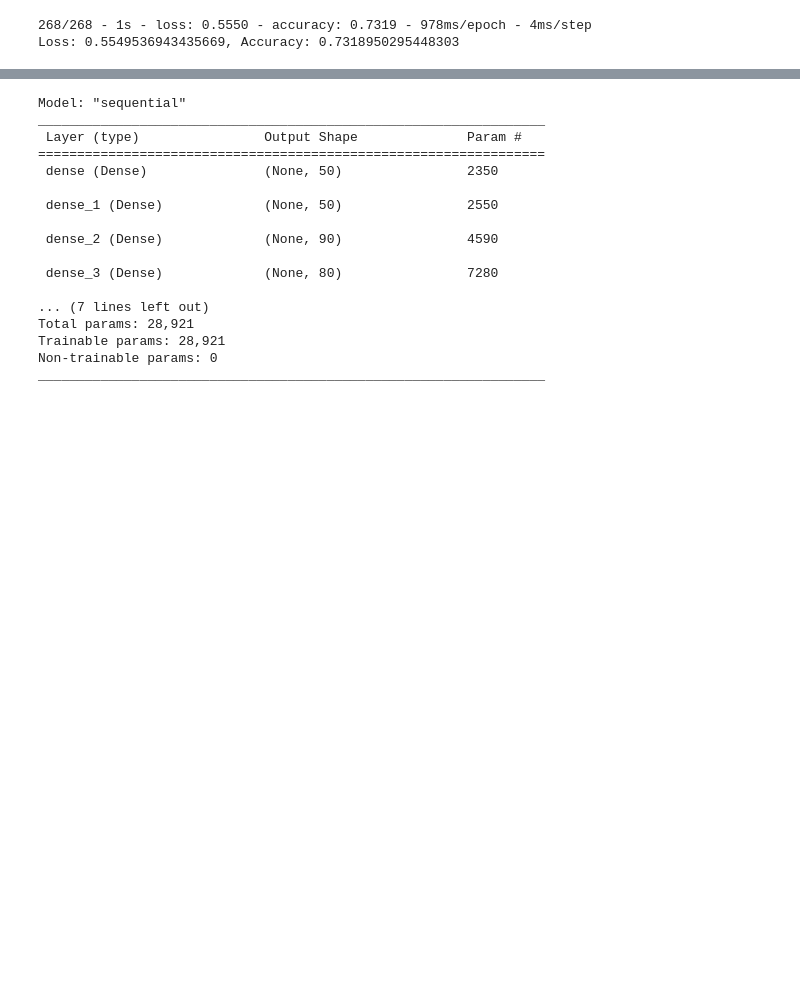
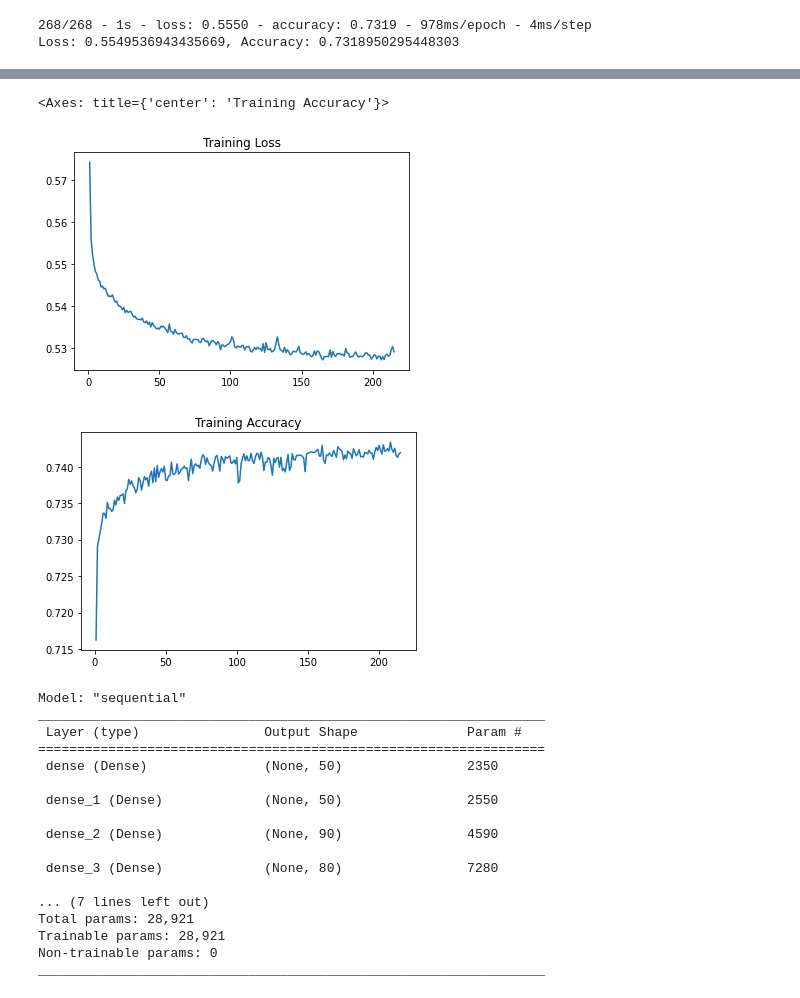
Before and after one commit to andcetera/deep-learning-challenge, a Jupyter notebook: AlphabetSoupCharity_Optimization.ipynb, the cells around one changed output, grey strips where cells are left out. Cells and saved outputs as stored; diff of their text form; code cells hidden in the pictures; blank space fills up the shorter version.

Commit message:
tuner and two model runs - using Colaboratory

```diff
--- a/AlphabetSoupCharity_Optimization.ipynb
+++ b/AlphabetSoupCharity_Optimization.ipynb
@@ -231,0 +284,9 @@ Loss: 0.5549536943435669, Accuracy: 0.7318950295448303
+# %%
+# Compile the model
+model.compile(loss='binary_crossentropy', optimizer='adam', metrics=['accuracy'])
+
+# Create callback to save weights every 5 epochs
+cb = tf.keras.callbacks.ModelCheckpoint(filepath='weights_{epoch:03d}.h5', save_weights_only=True, period=5)
+
+# Create callback to stop if our model doesn't improve loss within 50 epochs & restore to best previous weights
+es = callbacks.EarlyStopping(monitor='loss', min_delta=0.001, patience=50, restore_best_weights=True, verbose=1)
@@ -231,0 +295,3 @@ Loss: 0.5549536943435669, Accuracy: 0.7318950295448303
+# %%
+# Train the model
+fit_model = model.fit(X_train_scaled, y_train, epochs=500, callbacks=[cb, es])
@@ -232,3 +323,15 @@ Loss: 0.5549536943435669, Accuracy: 0.7318950295448303
+# %%
+# Create a DataFrame containing training history
+hist = pd.DataFrame(fit_model.history)
+hist.index += 1
+
+# Plot the training loss & accuracy
+hist.plot(y="loss", title="Training Loss", legend=False)
+hist.plot(y='accuracy', title="Training Accuracy", legend=False)
+# %% [output]
+<Axes: title={'center': 'Training Accuracy'}>
+[figure, added]
+[figure, added]
 # %%
 # Define the number of features for the input layer, and max nodes for each hidden layer
 input = X_train.shape[1]
```
Also changed, not shown: parts of 8 cells of this notebook.
